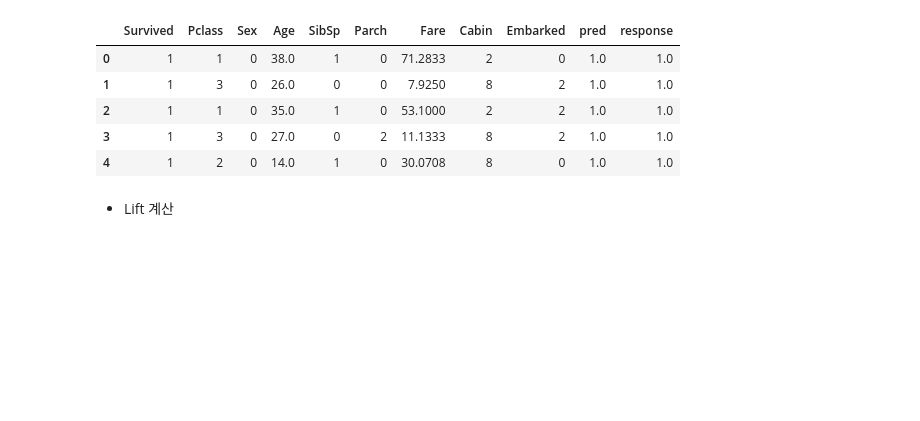
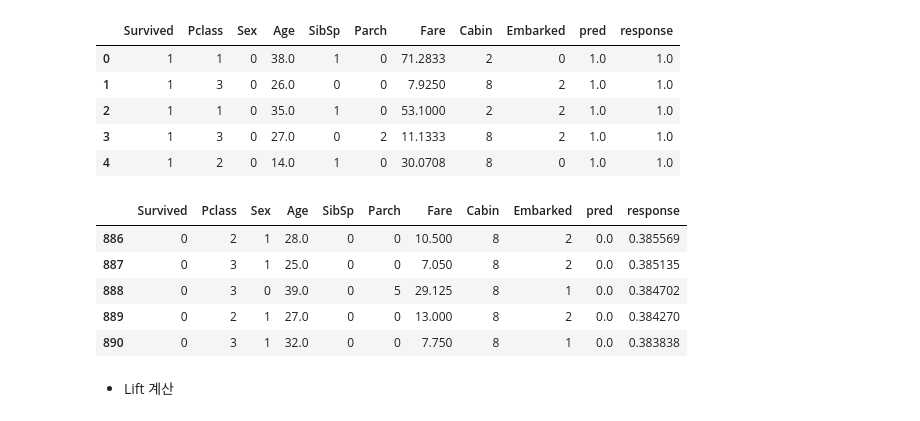
Before and after one commit to Hwijune/hackt, a Jupyter notebook: 04_ML/L0202_Evaluation.ipynb, the cells around one changed output. Drawn from its saved outputs; the diff is of its cells as text; code cells hidden in the pictures; blank space fills up the shorter version.

```diff
--- a/04_ML/L0202_Evaluation.ipynb
+++ b/04_ML/L0202_Evaluation.ipynb
@@ -244,6 +264,15 @@ titanic.head()
 | 2 | 1 | 1 | 0 | 35.0 | 1 | 0 | 53.1000 | 2 | 2 | 1.0 | 1.0 |
 | 3 | 1 | 3 | 0 | 27.0 | 0 | 2 | 11.1333 | 8 | 2 | 1.0 | 1.0 |
 | 4 | 1 | 2 | 0 | 14.0 | 1 | 0 | 30.0708 | 8 | 0 | 1.0 | 1.0 |
+# %%
+titanic.tail()
+# %% [output]
+|  | Survived | Pclass | Sex | Age | SibSp | Parch | Fare | Cabin | Embarked | pred | response |
+| 886 | 0 | 2 | 1 | 28.0 | 0 | 0 | 10.500 | 8 | 2 | 0.0 | 0.385569 |
+| 887 | 0 | 3 | 1 | 25.0 | 0 | 0 | 7.050 | 8 | 2 | 0.0 | 0.385135 |
+| 888 | 0 | 3 | 0 | 39.0 | 0 | 5 | 29.125 | 8 | 1 | 0.0 | 0.384702 |
+| 889 | 0 | 2 | 1 | 27.0 | 0 | 0 | 13.000 | 8 | 2 | 0.0 | 0.384270 |
+| 890 | 0 | 3 | 1 | 32.0 | 0 | 0 | 7.750 | 8 | 1 | 0.0 | 0.383838 |
 # %% [markdown]
 - Lift 계산
 # %%
```
Also changed, not shown: parts of 17 cells of this notebook, 4 other files.
